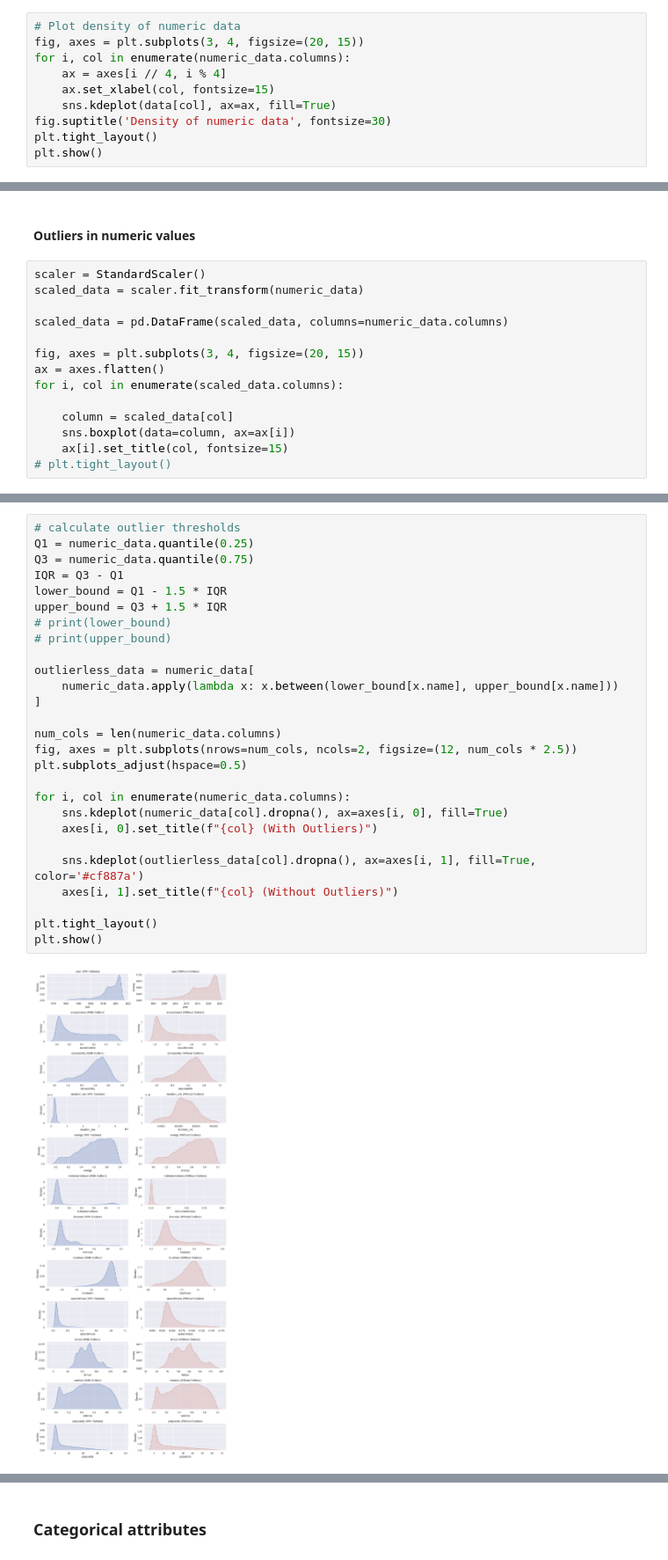
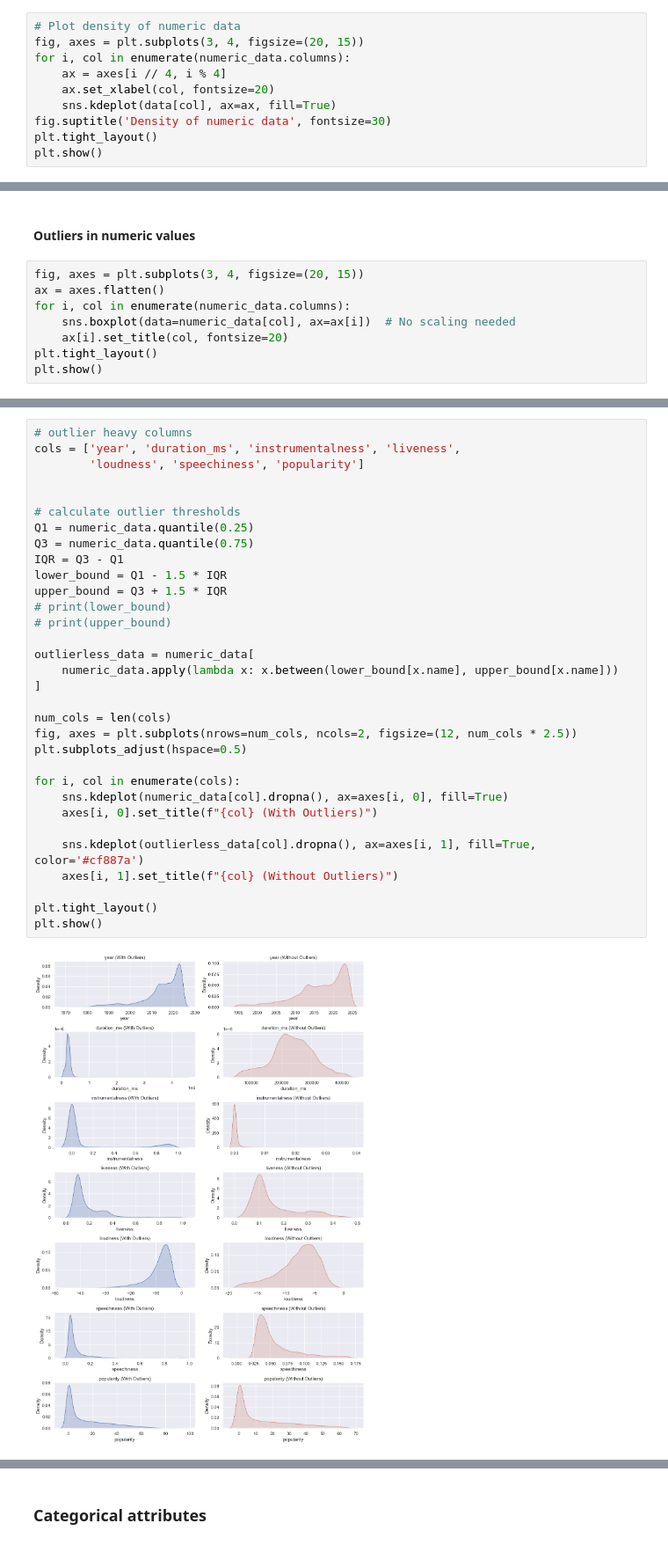
Before and after one commit to Sammuel21/pridav-music-project, a Jupyter notebook: Development/kenderes2/FINAL_EDA.ipynb, the cells around one changed output, grey strips where cells are left out. Shown at 88% size. Cells and saved outputs as stored; diff of their text form.

```diff
--- a/Development/kenderes2/FINAL_EDA.ipynb
+++ b/Development/kenderes2/FINAL_EDA.ipynb
@@ -187,7 +174,7 @@ numeric_data = numeric_data.drop(['key', 'mode', 'time_signature'], axis=1).rese
 fig, axes = plt.subplots(3, 4, figsize=(20, 15))
 for i, col in enumerate(numeric_data.columns):
     ax = axes[i // 4, i % 4]
-    ax.set_xlabel(col, fontsize=15)
+    ax.set_xlabel(col, fontsize=20)
     sns.kdeplot(data[col], ax=ax, fill=True)
 fig.suptitle('Density of numeric data', fontsize=30)
 plt.tight_layout()
@@ -233,17 +218,11 @@ There could be bias due to the very strong imbalance of counts against the aggre
 # %% [markdown]
 #### Outliers in numeric values
 # %%
-scaler = StandardScaler()
-scaled_data = scaler.fit_transform(numeric_data)
-
-scaled_data = pd.DataFrame(scaled_data, columns=numeric_data.columns)
-
 fig, axes = plt.subplots(3, 4, figsize=(20, 15))
 ax = axes.flatten()
-for i, col in enumerate(scaled_data.columns):
-
-    column = scaled_data[col]
-    sns.boxplot(data=column, ax=ax[i])
-    ax[i].set_title(col, fontsize=15)
-# plt.tight_layout()
+for i, col in enumerate(numeric_data.columns):
+    sns.boxplot(data=numeric_data[col], ax=ax[i])  # No scaling needed
+    ax[i].set_title(col, fontsize=20)
+plt.tight_layout()
+plt.show()
 # %% [output]
@@ -253,29 +246,34 @@ It is apparent that outliers are present.
 # %%
+# outlier heavy columns
+cols = ['year', 'duration_ms', 'instrumentalness', 'liveness',
+        'loudness', 'speechiness', 'popularity']
+
+
 # calculate outlier thresholds
 Q1 = numeric_data.quantile(0.25)
 Q3 = numeric_data.quantile(0.75)
 IQR = Q3 - Q1
 lower_bound = Q1 - 1.5 * IQR
 upper_bound = Q3 + 1.5 * IQR
 # print(lower_bound)
 # print(upper_bound)
 
 outlierless_data = numeric_data[
     numeric_data.apply(lambda x: x.between(lower_bound[x.name], upper_bound[x.name]))
 ]
 
-num_cols = len(numeric_data.columns)
+num_cols = len(cols)
 fig, axes = plt.subplots(nrows=num_cols, ncols=2, figsize=(12, num_cols * 2.5))
 plt.subplots_adjust(hspace=0.5)
 
-for i, col in enumerate(numeric_data.columns):
+for i, col in enumerate(cols):
     sns.kdeplot(numeric_data[col].dropna(), ax=axes[i, 0], fill=True)
     axes[i, 0].set_title(f"{col} (With Outliers)")
 
     sns.kdeplot(outlierless_data[col].dropna(), ax=axes[i, 1], fill=True, color='#cf887a')
     axes[i, 1].set_title(f"{col} (Without Outliers)")
 
 plt.tight_layout()
 plt.show()
 # %% [output]
-[figure, old version]
+[figure, new version]
```
Also changed, not shown: parts of 28 cells of this notebook, 14 other files.
